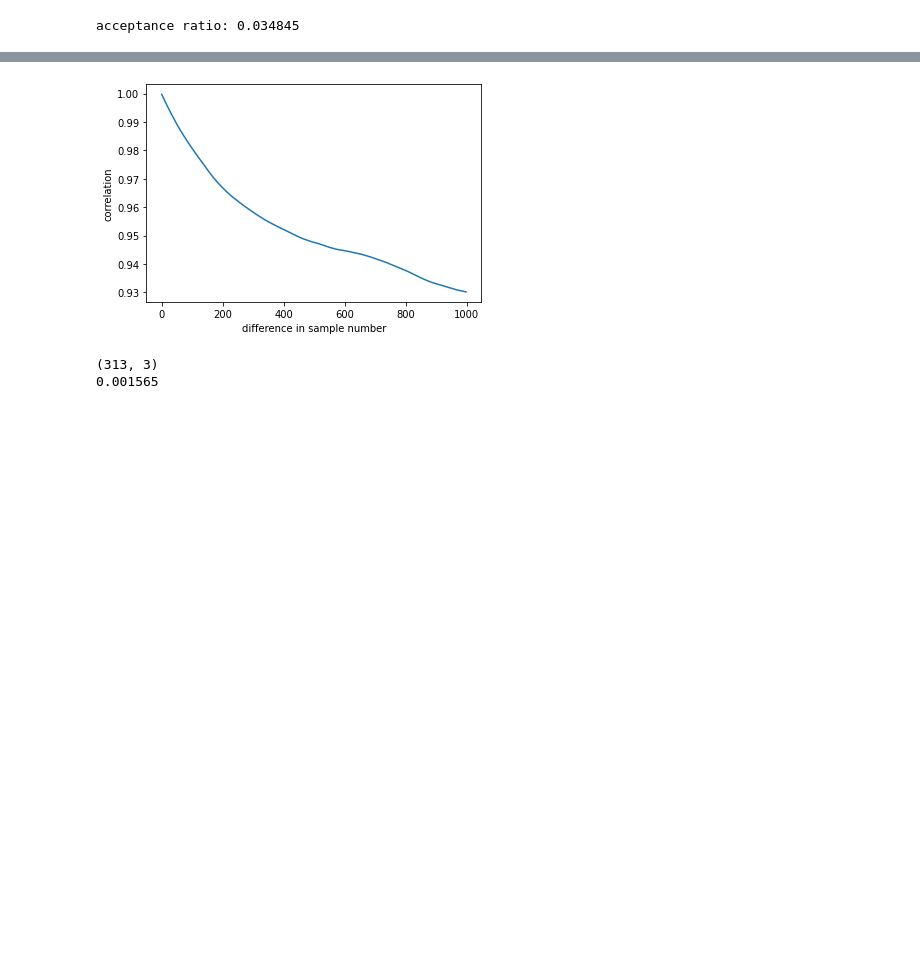
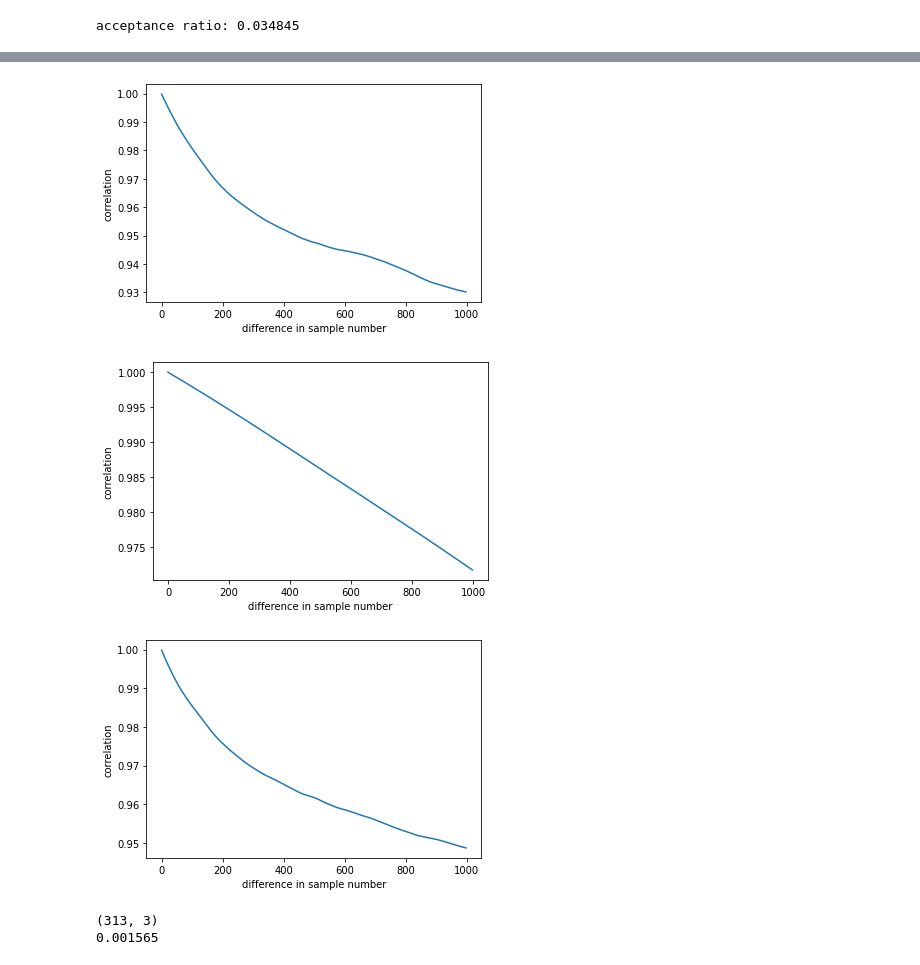
Before and after one commit to vaishnavvrao/Exoplanets_krittika, a Jupyter notebook: Data Fitting.ipynb, the cells around one changed output, grey strips where cells are left out. Drawn from its saved outputs; the diff is of its cells as text; code cells hidden in the pictures; blank space fills up the shorter version.

```diff
--- a/Data Fitting.ipynb
+++ b/Data Fitting.ipynb
@@ -219,12 +205,32 @@ samples = samples[burnin:]
 # %%
 xmean=(np.mean(samples[:,0]))
 xvar=(np.var(samples[:,0]))
 ACL=np.array([(((samples[h:,0]-xmean)*(samples[:-h,0]-xmean)).sum())/(len(samples[:,0])-h)/xvar for h in range(1,1000)])
 
 plt.plot(ACL)
 plt.xlabel(r'difference in sample number')
 plt.ylabel(r'correlation')
 plt.show()
+
+xmean=(np.mean(samples[:,1]))
+xvar=(np.var(samples[:,1]))
+ACL=np.array([(((samples[h:,1]-xmean)*(samples[:-h,1]-xmean)).sum())/(len(samples[:,1])-h)/xvar for h in range(1,1000)])
+
+plt.plot(ACL)
+plt.xlabel(r'difference in sample number')
+plt.ylabel(r'correlation')
+plt.show()
+
+xmean=(np.mean(samples[:,2]))
+xvar=(np.var(samples[:,2]))
+ACL=np.array([(((samples[h:,2]-xmean)*(samples[:-h,2]-xmean)).sum())/(len(samples[:,2])-h)/xvar for h in range(1,1000)])
+
+plt.plot(ACL)
+plt.xlabel(r'difference in sample number')
+plt.ylabel(r'correlation')
+plt.show()
 # %% [output]
 [figure]
+[figure, added]
+[figure, added]
 # %%
```
Also changed, not shown: parts of 9 cells of this notebook.
